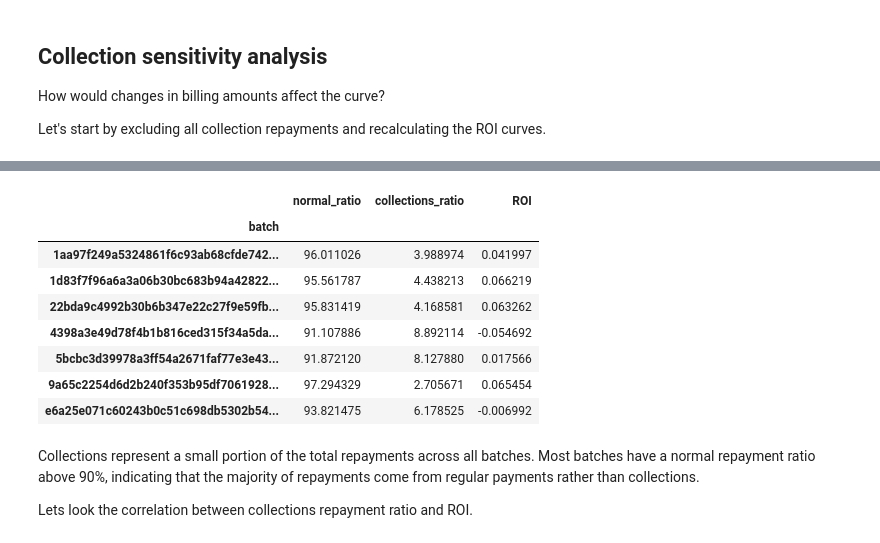
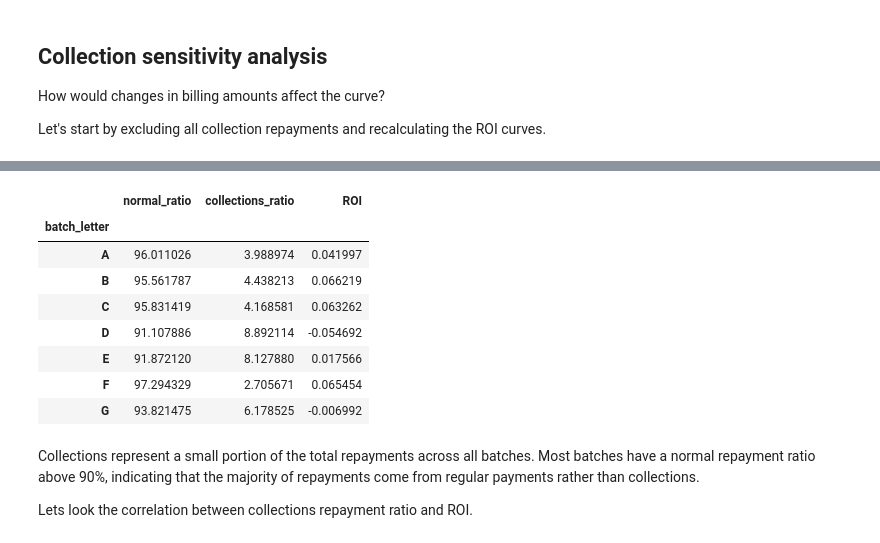
Before and after one commit to jquentino/cohort-profitability-case, a Jupyter notebook: notebooks/1-jq-exploratory-data-analysis.ipynb, the cells around one changed output, grey strips where cells are left out. Saved outputs shown, nothing was run; the diff lists cells and outputs as text; code cells hidden in the pictures.

```diff
--- a/notebooks/1-jq-exploratory-data-analysis.ipynb
+++ b/notebooks/1-jq-exploratory-data-analysis.ipynb
@@ -308,20 +324,20 @@ It seems to have a very low impact, to confirm that, let's compute how much mone
 # %%
-batch_sums = repayments_and_loans.groupby("batch")[["repayment_amount", "billings_amount"]].sum()
+batch_sums = repayments_and_loans.groupby("batch_letter")[["repayment_amount", "billings_amount"]].sum()
 batch_sums["total_repaid"] = batch_sums["repayment_amount"] + batch_sums["billings_amount"]
 batch_sums["normal_ratio"] = batch_sums["repayment_amount"] / batch_sums["total_repaid"] * 100
 batch_sums["collections_ratio"] = batch_sums["billings_amount"] / batch_sums["total_repaid"] * 100
-batch_sums["ROI"] = batch_sums["total_repaid"] / loans_last_status.groupby("batch")["loan_amount"].sum() - 1
+batch_sums["ROI"] = batch_sums["total_repaid"] / loans_last_status.groupby("batch_letter")["loan_amount"].sum() - 1
 display(batch_sums[["normal_ratio", "collections_ratio", "ROI"]])
 # %% [output]
 |  | normal_ratio | collections_ratio | ROI |
-| batch |  |  |  |
-| 1aa97f249a5324861f6c93ab68cfde742... | 96.011026 | 3.988974 | 0.041997 |
-| 1d83f7f96a6a3a06b30bc683b94a42822... | 95.561787 | 4.438213 | 0.066219 |
-| 22bda9c4992b30b6b347e22c27f9e59fb... | 95.831419 | 4.168581 | 0.063262 |
-| 4398a3e49d78f4b1b816ced315f34a5da... | 91.107886 | 8.892114 | -0.054692 |
-| 5bcbc3d39978a3ff54a2671faf77e3e43... | 91.872120 | 8.127880 | 0.017566 |
-| 9a65c2254d6d2b240f353b95df7061928... | 97.294329 | 2.705671 | 0.065454 |
-| e6a25e071c60243b0c51c698db5302b54... | 93.821475 | 6.178525 | -0.006992 |
+| batch_letter |  |  |  |
+| A | 96.011026 | 3.988974 | 0.041997 |
+| B | 95.561787 | 4.438213 | 0.066219 |
+| C | 95.831419 | 4.168581 | 0.063262 |
+| D | 91.107886 | 8.892114 | -0.054692 |
+| E | 91.872120 | 8.127880 | 0.017566 |
+| F | 97.294329 | 2.705671 | 0.065454 |
+| G | 93.821475 | 6.178525 | -0.006992 |
 # %% [markdown]
 Collections represent a small portion of the total repayments across all batches. Most batches have a normal repayment ratio above 90%, indicating that the majority of repayments come from regular payments rather than collections.
 
```
Also changed, not shown: parts of 13 cells of this notebook, 2 other files.
